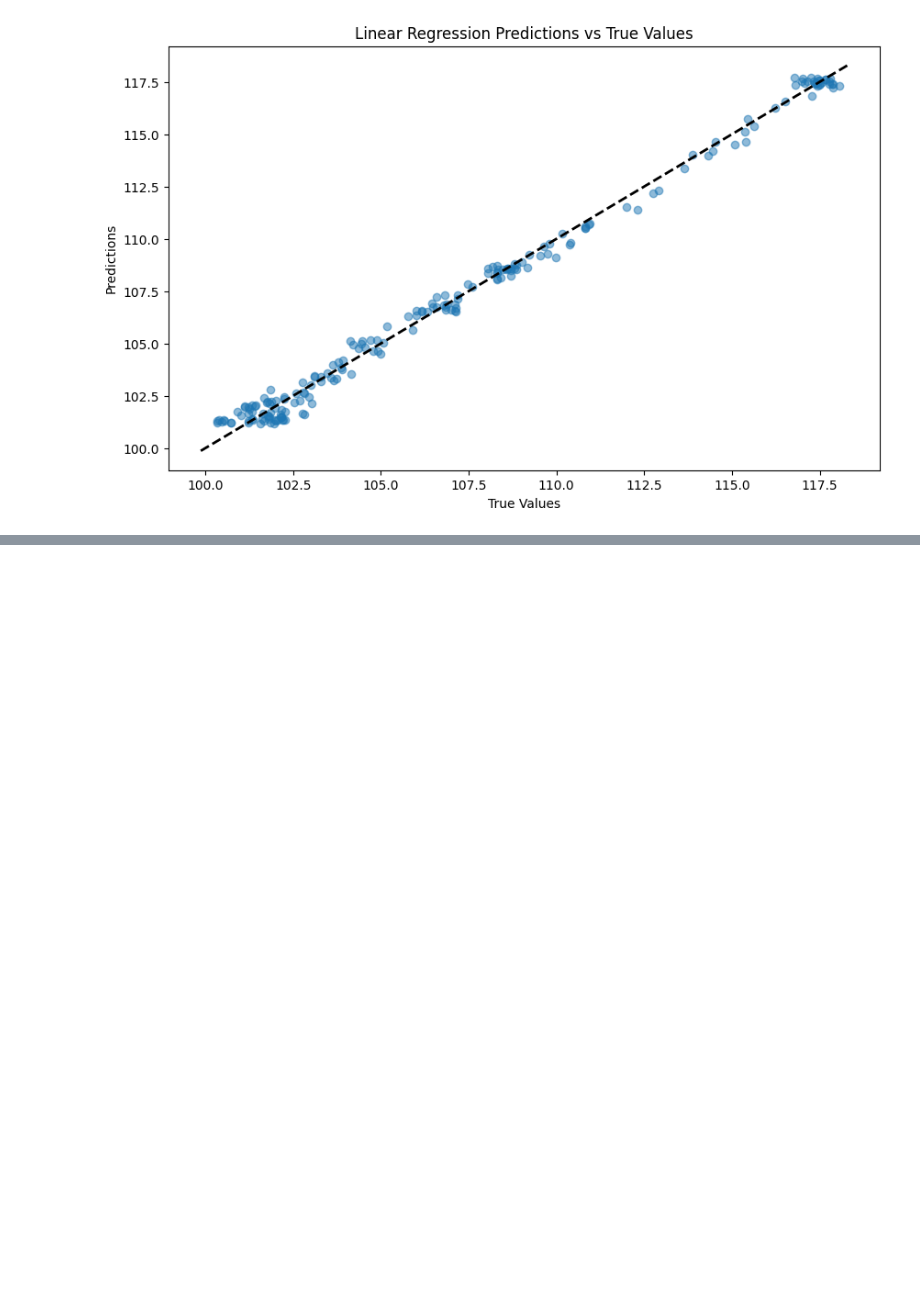
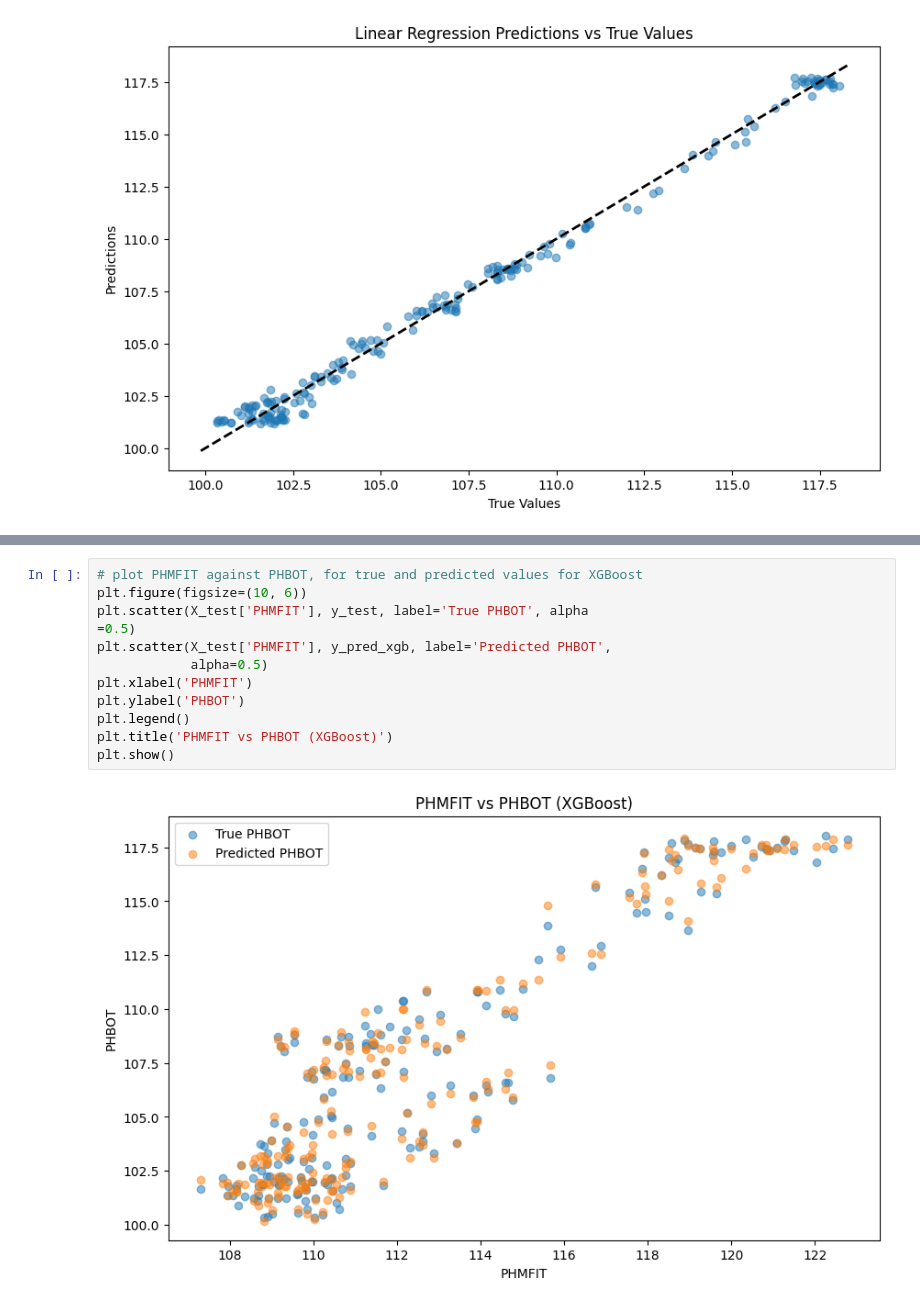
Before and after one commit to bertkdowns/geothermal, a Jupyter notebook: t0_sklearn/data_exploration.ipynb, the cells around one changed output, grey strips where cells are left out. Drawn from its saved outputs; the diff is of its cells as text; blank space fills up the shorter version.

```diff
--- a/t0_sklearn/data_exploration.ipynb
+++ b/t0_sklearn/data_exploration.ipynb
@@ -125,0 +156,14 @@ plt.show()
+# %%
+# plot PHMFIT against PHBOT, for true and predicted values for XGBoost
+plt.figure(figsize=(10, 6))
+plt.scatter(X_test['PHMFIT'], y_test, label='True PHBOT', alpha
+=0.5)
+plt.scatter(X_test['PHMFIT'], y_pred_xgb, label='Predicted PHBOT',
+            alpha=0.5)
+plt.xlabel('PHMFIT')
+plt.ylabel('PHBOT')
+plt.legend()
+plt.title('PHMFIT vs PHBOT (XGBoost)')
+plt.show()
+# %% [output]
+[figure, added]
```
Also changed, not shown: parts of 6 cells of this notebook, 1 other file.
